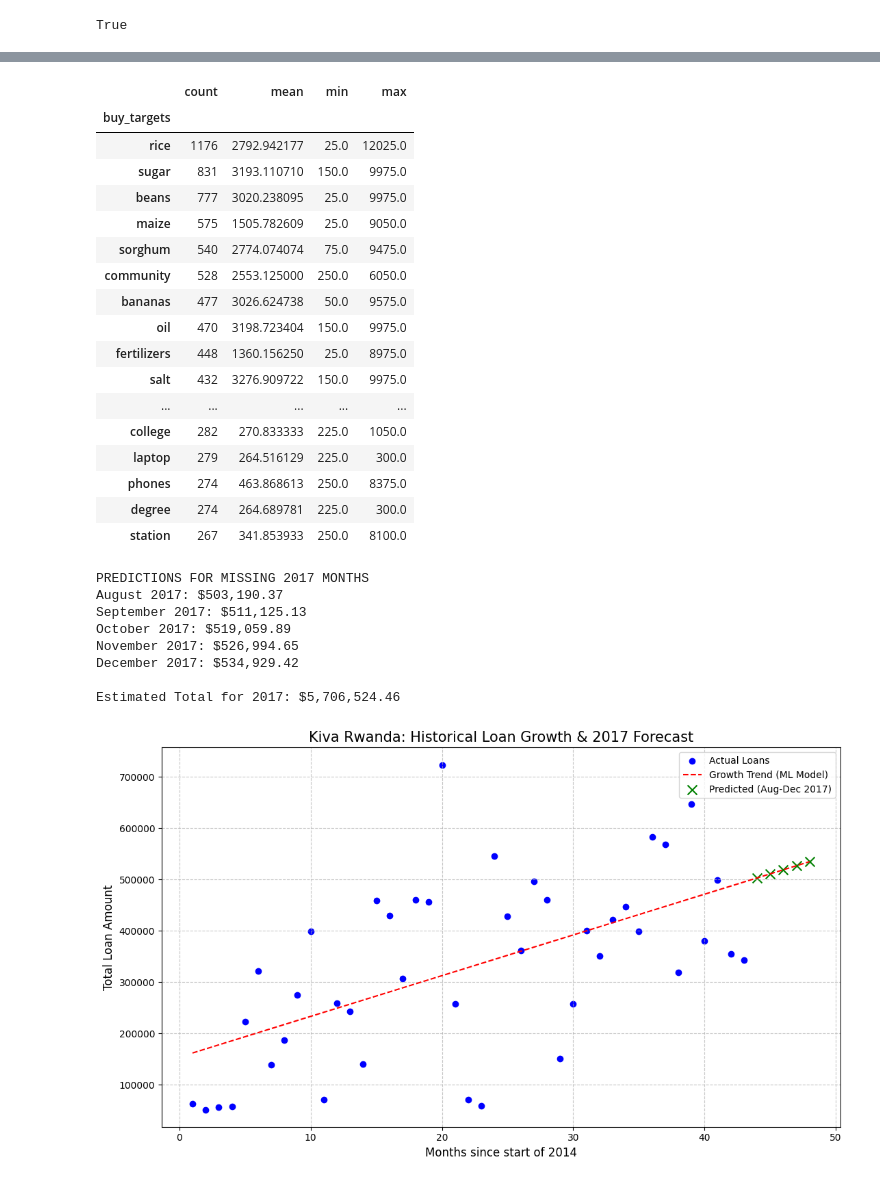
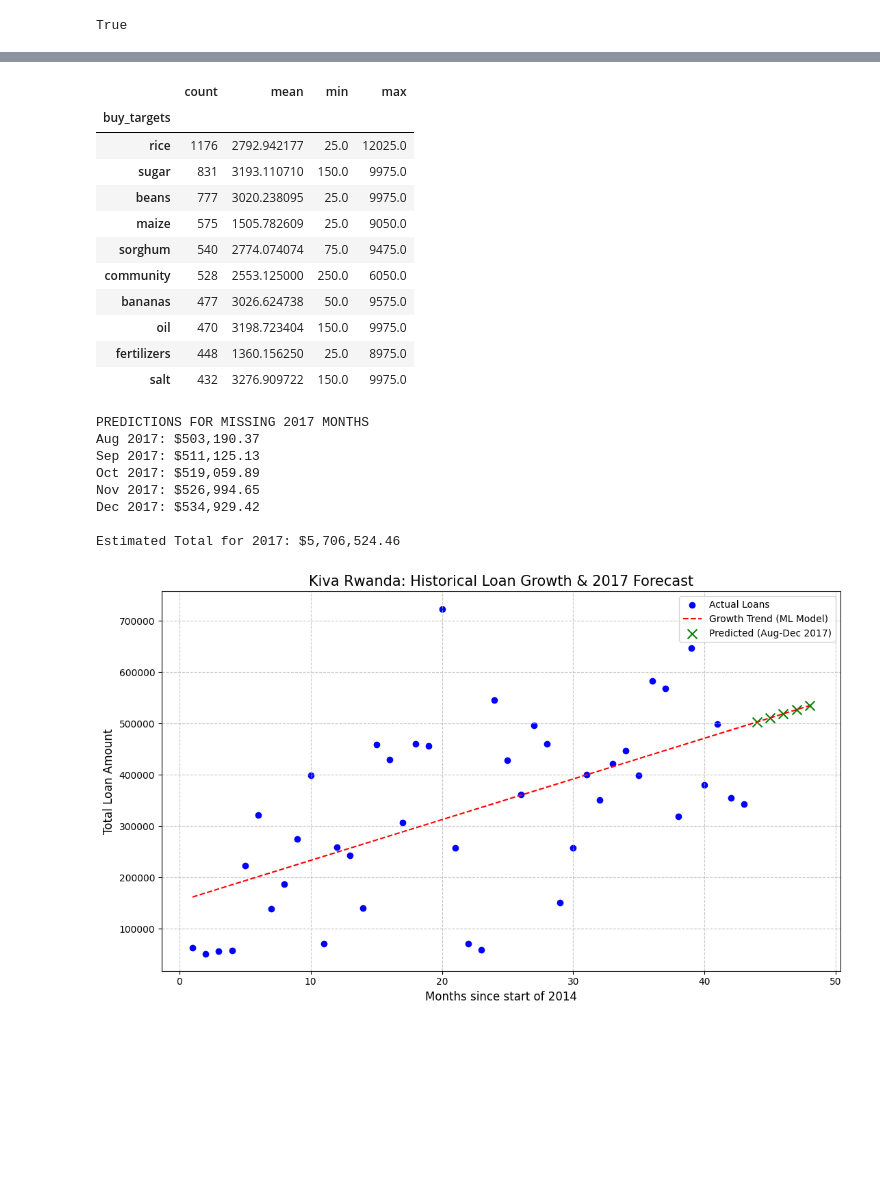
Before and after one commit to brian-seekar/Round_One, a Jupyter notebook: project.ipynb, the cells around one changed output, grey strips where cells are left out. Drawn from its saved outputs; the diff is of its cells as text; code cells hidden in the pictures; blank space fills up the shorter version.

```diff
--- a/project.ipynb
+++ b/project.ipynb
@@ -491,28 +486,22 @@ exploded_text
 # %%
 # accurate but not necessarily robust; typos; irrelevant values still made it through
 # and different words representing the same categories e.g. motorcycle, motorbike, bike
 
 text_insight = exploded_text.groupby('buy_targets').loan_amount.agg(['count', 'mean', 'min', 'max']).sort_values(by='count', ascending=False)
-text_insight.head(20)
+text_insight.head(10)
 # %% [output]
 |  | count | mean | min | max |
 | buy_targets |  |  |  |  |
 | rice | 1176 | 2792.942177 | 25.0 | 12025.0 |
 | sugar | 831 | 3193.110710 | 150.0 | 9975.0 |
 | beans | 777 | 3020.238095 | 25.0 | 9975.0 |
 | maize | 575 | 1505.782609 | 25.0 | 9050.0 |
 | sorghum | 540 | 2774.074074 | 75.0 | 9475.0 |
 | community | 528 | 2553.125000 | 250.0 | 6050.0 |
 | bananas | 477 | 3026.624738 | 50.0 | 9575.0 |
 | oil | 470 | 3198.723404 | 150.0 | 9975.0 |
 | fertilizers | 448 | 1360.156250 | 25.0 | 8975.0 |
 | salt | 432 | 3276.909722 | 150.0 | 9975.0 |
-| ... | ... | ... | ... | ... |
-| college | 282 | 270.833333 | 225.0 | 1050.0 |
-| laptop | 279 | 264.516129 | 225.0 | 300.0 |
-| phones | 274 | 463.868613 | 250.0 | 8375.0 |
-| degree | 274 | 264.689781 | 225.0 | 300.0 |
-| station | 267 | 341.853933 | 250.0 | 8100.0 |
 # %%
 # some primitive ml to finish to wrap things up
 # using linear regression to estimate the total loan amount for 2017 using data from previous years
@@ -546,7 +535,7 @@ predictions = model.predict(future_months)
 
 # 6. Print the results
 print("PREDICTIONS FOR MISSING 2017 MONTHS")
-months_names = ["August", "September", "October", "November", "December"]
+months_names = ["Aug", "Sep", "Oct", "Nov", "Dec"]
 for name, pred in zip(months_names, predictions):
     print(f"{name} 2017: ${pred:,.2f}")
 
@@ -555,11 +544,11 @@ predicted_2017_remainder = predictions.sum()
 print(f"\nEstimated Total for 2017: ${actual_2017_incomplete + predicted_2017_remainder:,.2f}")
 # %% [output]
 PREDICTIONS FOR MISSING 2017 MONTHS
-August 2017: $503,190.37
-September 2017: $511,125.13
-October 2017: $519,059.89
-November 2017: $526,994.65
-December 2017: $534,929.42
+Aug 2017: $503,190.37
+Sep 2017: $511,125.13
+Oct 2017: $519,059.89
+Nov 2017: $526,994.65
+Dec 2017: $534,929.42
 
 Estimated Total for 2017: $5,706,524.46
 # %%
```
Also changed, not shown: parts of 8 cells of this notebook.
